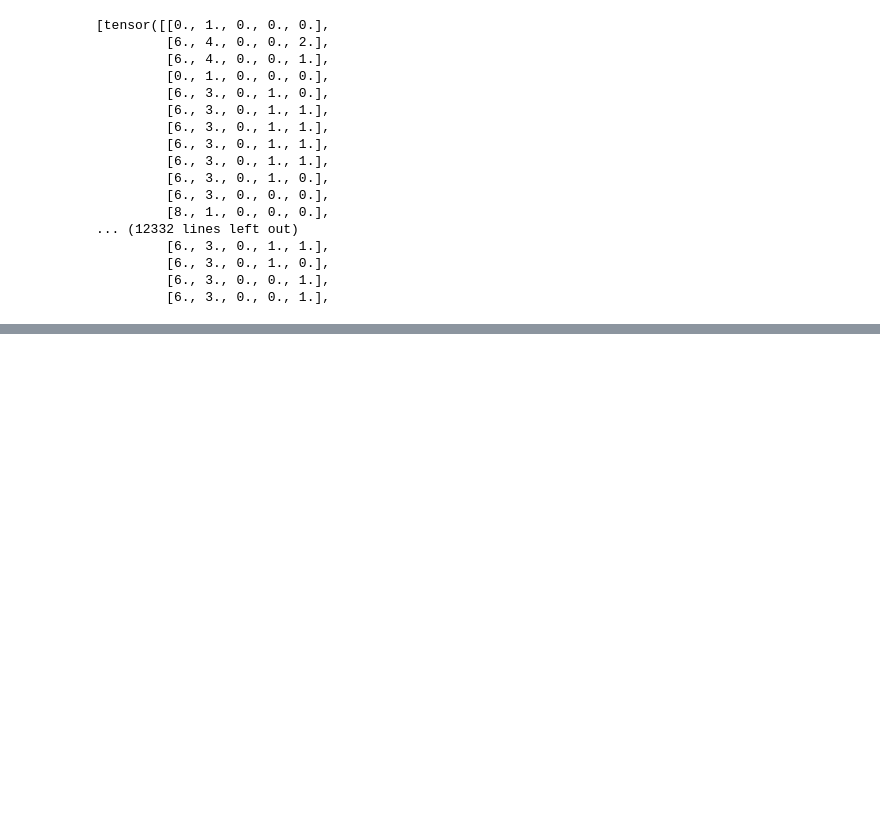
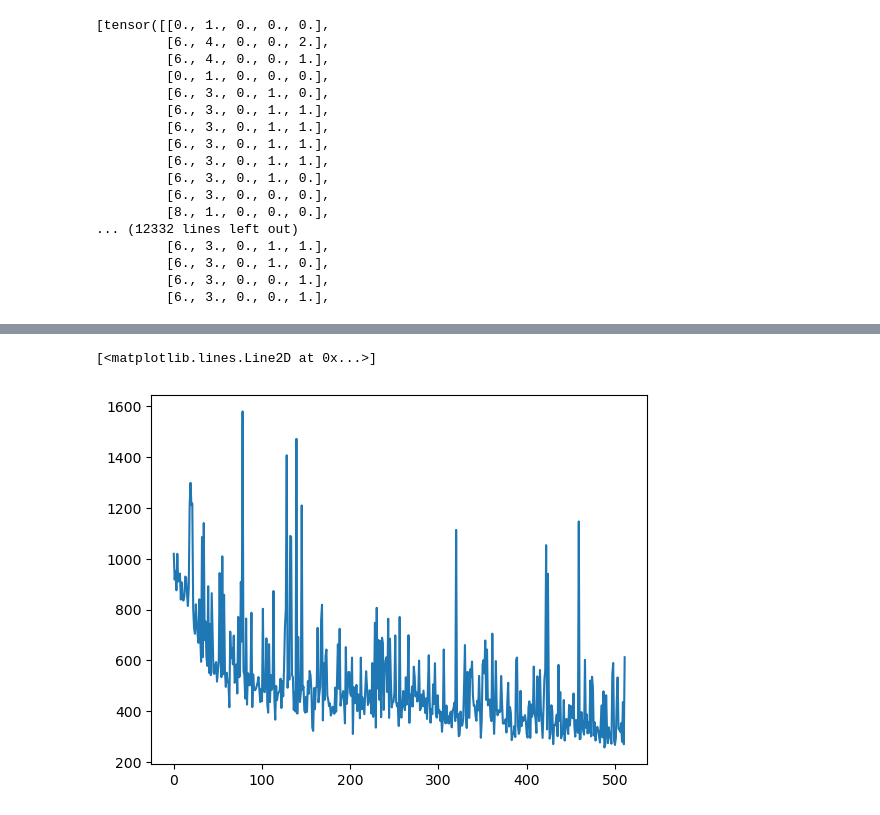
Before and after one commit to YXTang03/polymer_prediction_notebook, a Jupyter notebook: Process.ipynb, the cells around one changed output, grey strips where cells are left out. Drawn from its saved outputs; the diff is of its cells as text; code cells hidden in the pictures; blank space fills up the shorter version.

Commit message:
Update: First train

```diff
--- a/Process.ipynb
+++ b/Process.ipynb
@@ -144,9 +145,11 @@ tensor(indices=tensor([[   0,    0,    0,  ..., 7974, 7974, 7974],
 # %%
 all_labels = merge_csv.drop(columns=['input', 'SMILES'])
+
 df_without_na = all_labels.dropna(axis=0, how='any')
 labeled_index = df_without_na.index
-train_mask = torch.zeros(len(all_labels), dtype = torch.bool)
+train_mask = np.zeros(len(all_labels), dtype = np.bool)
 train_mask[labeled_index] = True
+all_labels = torch.tensor(all_labels.values, dtype=torch.float32).to(device)
 # %%
 feature_matrix = torch.load(os.path.join(work_dir, 'input_tensors.pt'))
 feature_matrix
@@ -205,7 +208,7 @@ class AtomGAT(nn.Module):
 #)
 
 class MolGAT(nn.Module):
-    def __inti__(
+    def __init__(
             self,
             atom_infeature,
             atom_hidden,
@@ -217,7 +220,10 @@ class MolGAT(nn.Module):
             n_class,
             dropout
     ):
-        self.atomgat = AtomGAT(atom_infeature, atom_hidden, atom_outfeature, atom_gat_heads, atom_dropout)
+        super().__init__()
+        self.atomgat = AtomGAT(
+            atom_infeature, atom_hidden, atom_outfeature, atom_gat_heads, atom_dropout
+        )
         self.gatlayer1 = GATConv(atom_outfeature, n_hidden, n_heads, dropout=dropout)
         self.gatlayer2 = GATConv(n_hidden * n_heads, n_class, concat = False)
 
@@ -232,3 +238,8 @@ class MolGAT(nn.Module):
         x = F.elu(self.gatlayer1(x, mol_edge_index))
         x = self.gatlayer2(x, mol_edge_index)
         return x
+# %%
+input_tensor = torch.load(os.path.join(work_dir, './input_tensor_cat.pt'))
+atom_edge_index = torch.load(os.path.join(work_dir, 'edge_index.pt'))
+batch = torch.load(os.path.join(work_dir, 'batch.pt'))
+input_tensor.shape, atom_edge_index.shape, batch.shape
@@ -234,0 +257,3 @@ class MolGAT(nn.Module):
+# %%
+global_model = MolGAT(5, 16, 5, 4, 0.1, 16, 4, 5, 0.1)
+global_model(input_tensor, atom_edge_index, edge_index, batch)
@@ -235,22 +268,34 @@ class MolGAT(nn.Module):
 # %%
 def trainer(
-        x,
+        input_tensor,
+        atom_edge_index,
         edge_index,
+        batch,
         lr,
         num_epoch,
 
 ):
+    global_model.to(device)
+
     loss_fn = nn.MSELoss()
-    optimizer = torch.optim.Adam(model.parameters(), lr = lr)
-    for epoch in range(num_epoch):
-        model.train()
+    optimizer = torch.optim.Adam(global_model.parameters(), lr = lr)
+    loss_list = []
+    for epoch in trange(num_epoch):
+        global_model.train()
         optimizer.zero_grad()
-        pred = model(x, edge_index)
+        pred = global_model(input_tensor.to(device), atom_edge_index.to(device), edge_index.to(device), batch.to(device))
 
-        ls = loss_fn(pred[train_mask.numpy()], all_labels[train_mask.numpy()])
+        ls = loss_fn(pred[train_mask], all_labels[train_mask])
         ls.backward()
         optimizer.step()
 
-        model.eval()
-        with torch.no_grad():
-            test_ls = loss_fn(pred(val_mask.numpy()), all_labels[val_mask.numpy()])
+        #global_model.eval()
+        #with torch.no_grad():
+            #test_ls = loss_fn(pred(val_mask.numpy()), all_labels[val_mask.numpy()])
+        loss_list.append(ls)
+    return loss_list
+ls = trainer(input_tensor, atom_edge_index, edge_index, batch, lr = 0.001, num_epoch = 512)
+plt.plot(np.arange(len(ls)), [v.cpu().detach().numpy() for v in ls])
+# %% [output]
+[<matplotlib.lines.Line2D at 0x...>]
+[figure, added]
```
Also changed, not shown: parts of 8 cells of this notebook.
